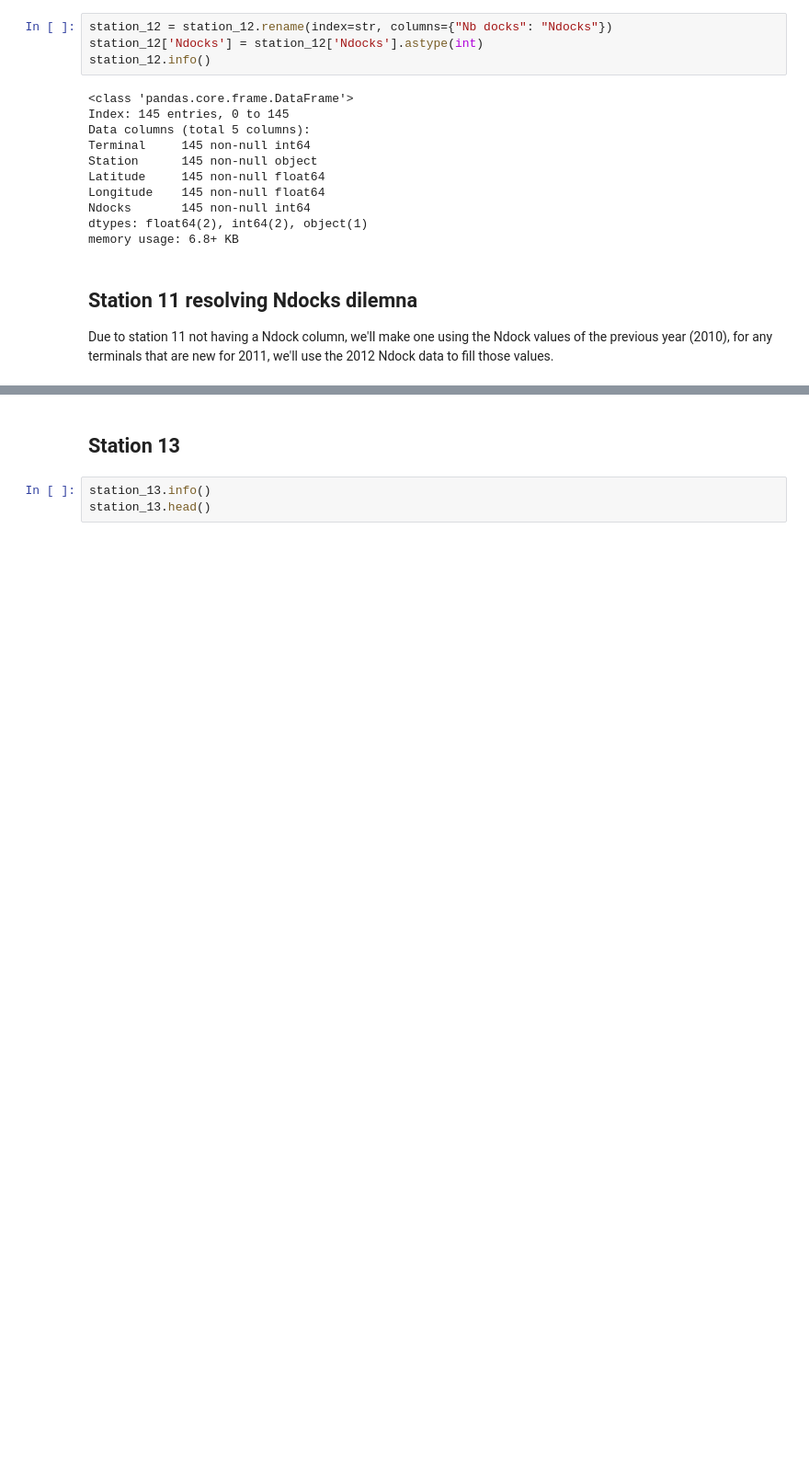
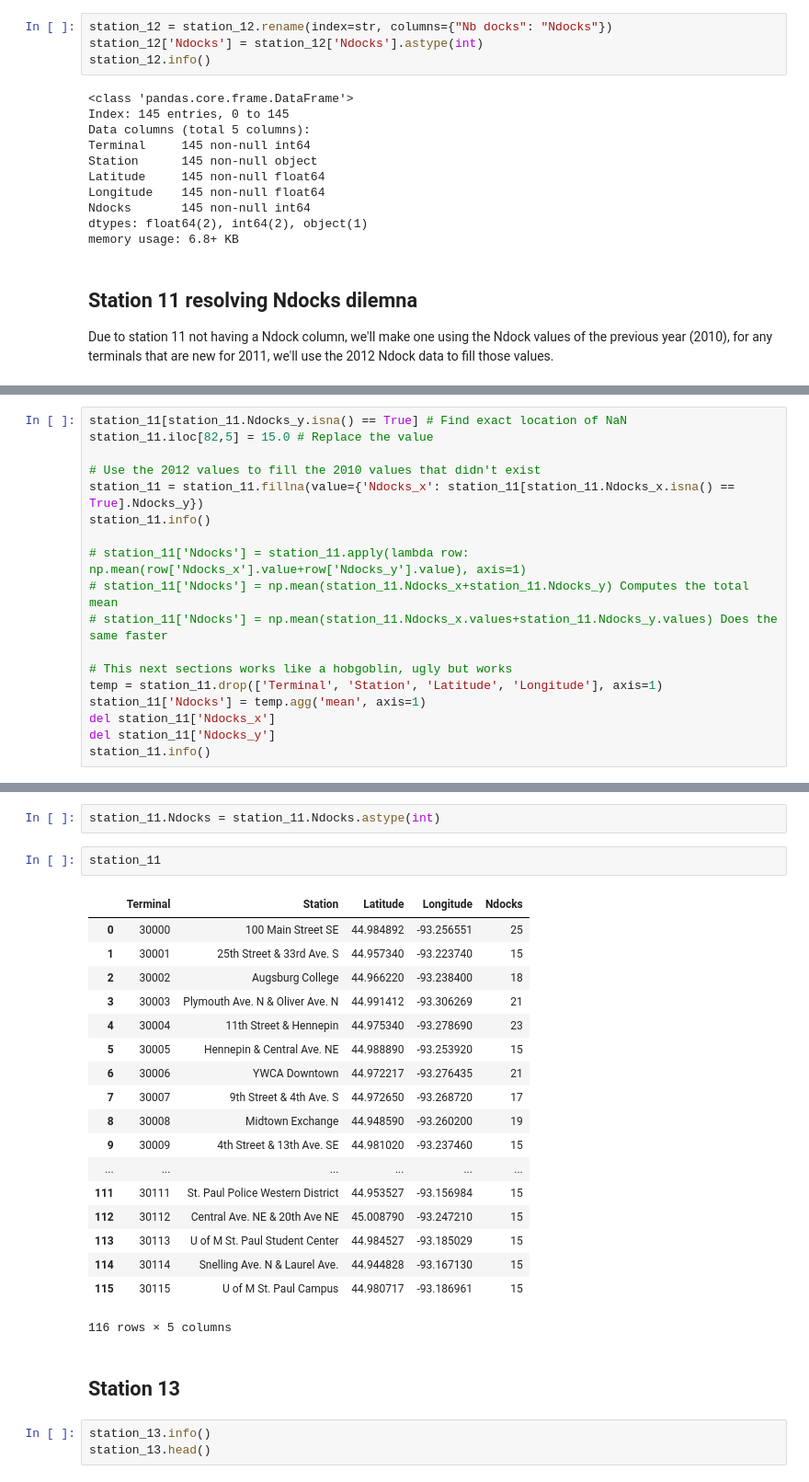
Before and after one commit to SethDKelly/NiceRideMN, a Jupyter notebook: NR_Station_Cleaning.ipynb, the cells around one changed output, grey strips where cells are left out. Shown at 92% size. Saved outputs shown, nothing was run; the diff lists cells and outputs as text; blank space fills up the shorter version.

```diff
--- a/NR_Station_Cleaning.ipynb
+++ b/NR_Station_Cleaning.ipynb
@@ -147,0 +194,18 @@ Due to station 11 not having a Ndock column, we'll make one using the Ndock valu
+# %%
+station_11[station_11.Ndocks_y.isna() == True] # Find exact location of NaN
+station_11.iloc[82,5] = 15.0 # Replace the value
+
+# Use the 2012 values to fill the 2010 values that didn't exist
+station_11 = station_11.fillna(value={'Ndocks_x': station_11[station_11.Ndocks_x.isna() == True].Ndocks_y})
+station_11.info()
+
+# station_11['Ndocks'] = station_11.apply(lambda row: np.mean(row['Ndocks_x'].value+row['Ndocks_y'].value), axis=1)
+# station_11['Ndocks'] = np.mean(station_11.Ndocks_x+station_11.Ndocks_y) Computes the total mean
+# station_11['Ndocks'] = np.mean(station_11.Ndocks_x.values+station_11.Ndocks_y.values) Does the same faster
+
+# This next sections works like a hobgoblin, ugly but works
+temp = station_11.drop(['Terminal', 'Station', 'Latitude', 'Longitude'], axis=1)
+station_11['Ndocks'] = temp.agg('mean', axis=1)
+del station_11['Ndocks_x']
+del station_11['Ndocks_y']
+station_11.info()
@@ -148,3 +235,26 @@ Due to station 11 not having a Ndock column, we'll make one using the Ndock valu
+# %%
+station_11.Ndocks = station_11.Ndocks.astype(int)
+# %%
+station_11
+# %% [output]
+|  | Terminal | Station | Latitude | Longitude | Ndocks |
+| 0 | 30000 | 100 Main Street SE | 44.984892 | -93.256551 | 25 |
+| 1 | 30001 | 25th Street & 33rd Ave. S | 44.957340 | -93.223740 | 15 |
+| 2 | 30002 | Augsburg College | 44.966220 | -93.238400 | 18 |
+| 3 | 30003 | Plymouth Ave. N & Oliver Ave. N | 44.991412 | -93.306269 | 21 |
+| 4 | 30004 | 11th Street & Hennepin | 44.975340 | -93.278690 | 23 |
+| 5 | 30005 | Hennepin & Central Ave. NE | 44.988890 | -93.253920 | 15 |
+| 6 | 30006 | YWCA Downtown | 44.972217 | -93.276435 | 21 |
+| 7 | 30007 | 9th Street & 4th Ave. S | 44.972650 | -93.268720 | 17 |
+| 8 | 30008 | Midtown Exchange | 44.948590 | -93.260200 | 19 |
+| 9 | 30009 | 4th Street & 13th Ave. SE | 44.981020 | -93.237460 | 15 |
+| ... | ... | ... | ... | ... | ... |
+| 111 | 30111 | St. Paul Police Western District | 44.953527 | -93.156984 | 15 |
+| 112 | 30112 | Central Ave. NE & 20th Ave NE | 45.008790 | -93.247210 | 15 |
+| 113 | 30113 | U of M St. Paul Student Center | 44.984527 | -93.185029 | 15 |
+| 114 | 30114 | Snelling Ave. N & Laurel Ave. | 44.944828 | -93.167130 | 15 |
+| 115 | 30115 | U of M St. Paul Campus | 44.980717 | -93.186961 | 15 |
+116 rows × 5 columns
 # %% [markdown]
 ## Station 13
 # %%
```
Also changed, not shown: parts of 17 cells of this notebook.
